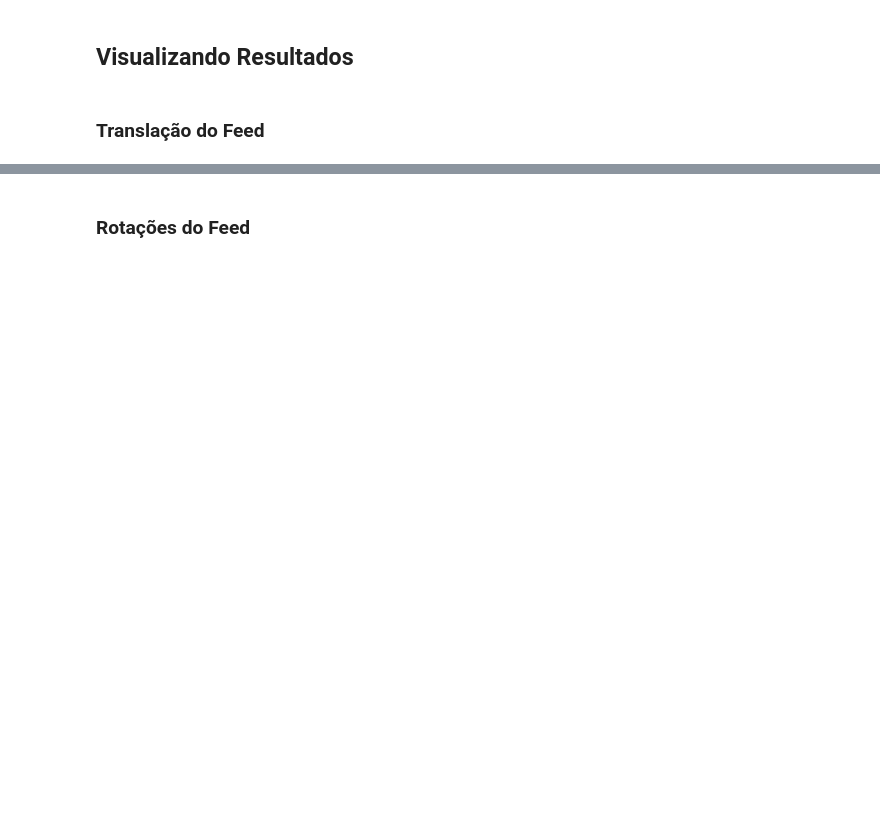
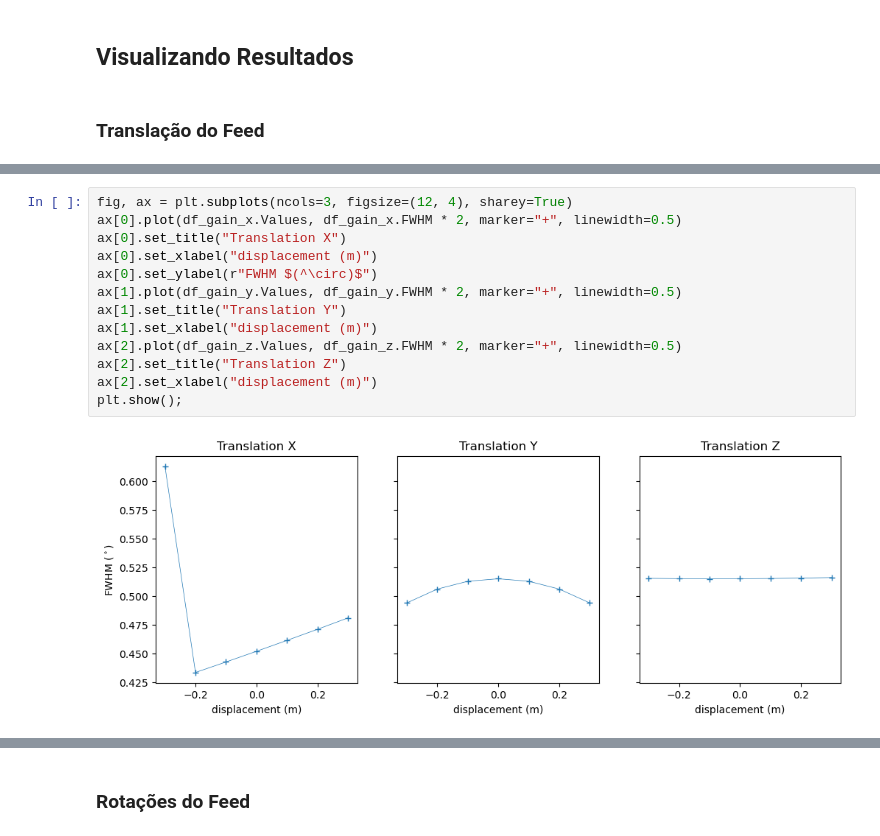
Before and after one commit to lbarosi/EMSimulationGrasp, a Jupyter notebook: notebooks/01_LB_GRASP_ANALYSIS.ipynb, the cells around one changed output, grey strips where cells are left out. Drawn from its saved outputs; the diff is of its cells as text; blank space fills up the shorter version.

```diff
--- a/notebooks/01_LB_GRASP_ANALYSIS.ipynb
+++ b/notebooks/01_LB_GRASP_ANALYSIS.ipynb
@@ -177 +134,16 @@ plt.show();
+# %%
+fig, ax = plt.subplots(ncols=3, figsize=(12, 4), sharey=True)
+ax[0].plot(df_gain_x.Values, df_gain_x.FWHM * 2, marker="+", linewidth=0.5)
+ax[0].set_title("Translation X")
+ax[0].set_xlabel("displacement (m)")
+ax[0].set_ylabel(r"FWHM $(^\circ)$")
+ax[1].plot(df_gain_y.Values, df_gain_y.FWHM * 2, marker="+", linewidth=0.5)
+ax[1].set_title("Translation Y")
+ax[1].set_xlabel("displacement (m)")
+ax[2].plot(df_gain_z.Values, df_gain_z.FWHM * 2, marker="+", linewidth=0.5)
+ax[2].set_title("Translation Z")
+ax[2].set_xlabel("displacement (m)")
+plt.show();
+# %% [output]
+[figure, added]
 # %%
```
Also changed, not shown: parts of 50 cells of this notebook, 7 other files.
